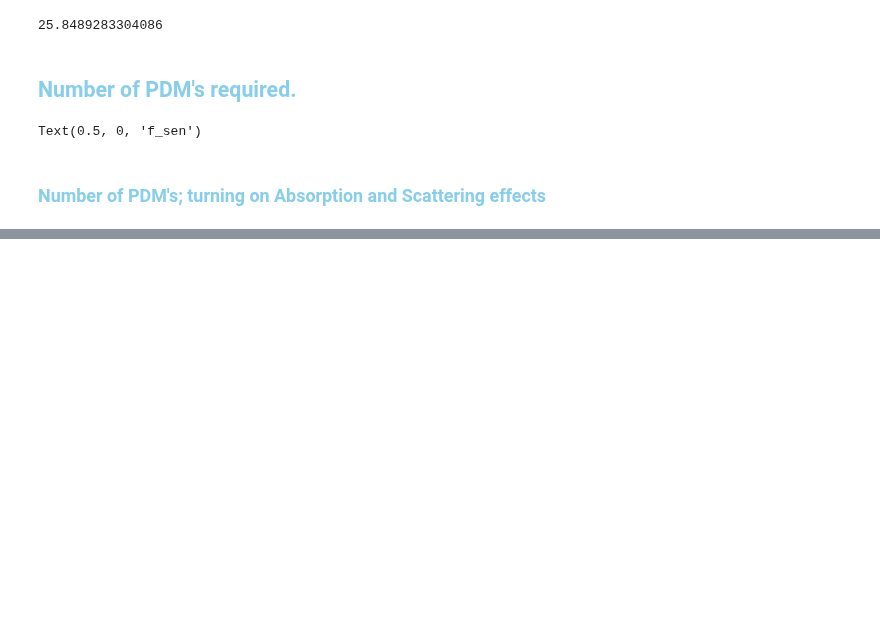
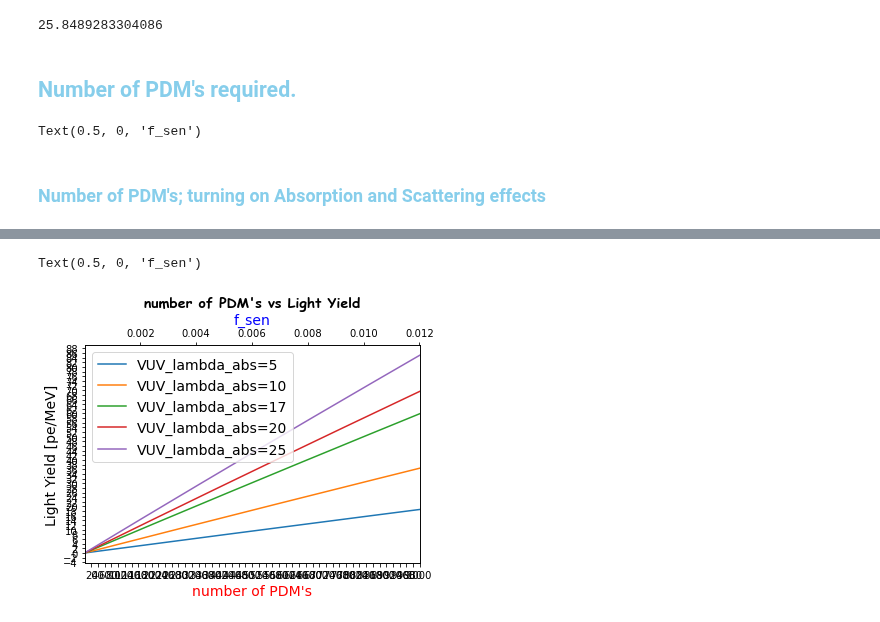
Before and after one commit to sarthchoudhary/AMELY, a Jupyter notebook: Shawn_muon_Veto_AMLY_V2.ipynb, the cells around one changed output, grey strips where cells are left out. Cells and saved outputs as stored; diff of their text form; code cells hidden in the pictures; blank space fills up the shorter version.

```diff
--- a/Shawn_muon_Veto_AMLY_V2.ipynb
+++ b/Shawn_muon_Veto_AMLY_V2.ipynb
@@ -973,0 +996,26 @@ ax1.legend(loc = 'best')
+# %%
+### multiple plots for different lambda_Abs for VUV
+### lambda_abs_vector = [5, 10, 17, 20, 25] ;
+%matplotlib inline
+# %matplotlib qt
+fig = plt.figure()
+ax1 = plt.axes()
+thousand_PDM = np.arange(1, 1001);
+thousand_f_sen = (area_PDM/carpet_area)*thousand_PDM
+
+for lambda_x in [5, 10, 17, 20, 25]:
+    Q_vuv_muon_veto_x = calc_Q( char_L_moun_veto, lambda_abs= lambda_x, lambda_R= 0.97)
+    ax1.plot(thousand_PDM, 1000*integrate_LY(wavelength_vector, E_PEN_smooth, PDE_smooth, R_SiPM_smooth, Tyvec_115_reflectance_values_uniform, thousand_f_sen, wls_eff= 0.4720, Q_vis=Q_vis_muon_veto, Q_vuv= Q_vuv_muon_veto_x, SiPM_covered=False), label = 'VUV_lambda_abs=' + str(lambda_x) );
+ax1.set_ylabel('Light Yield [pe/MeV]' , size =14, weight = 'bold')
+ax1.set_xlim([min(thousand_PDM), max(thousand_PDM)])
+ax1.set_xlabel('number of PDM\'s', size =14, weight = 'bold', color = 'red')
+ax1.locator_params(nbins = 50)
+ax1.set_title('number of PDM\'s vs Light Yield', fontname='Comic Sans MS',  size =14, weight = 'bold')
+ax1.legend(fontsize = 14, loc = 'best')
+
+ax2 = ax1.twiny()
+ax2.set_xlim([min(thousand_f_sen), max(thousand_f_sen)])
+ax2.set_xlabel('f_sen',  size =14, weight = 'bold', color = 'blue')
+# %% [output]
+Text(0.5, 0, 'f_sen')
+[figure, added]
```
Also changed, not shown: parts of 4 cells of this notebook.
